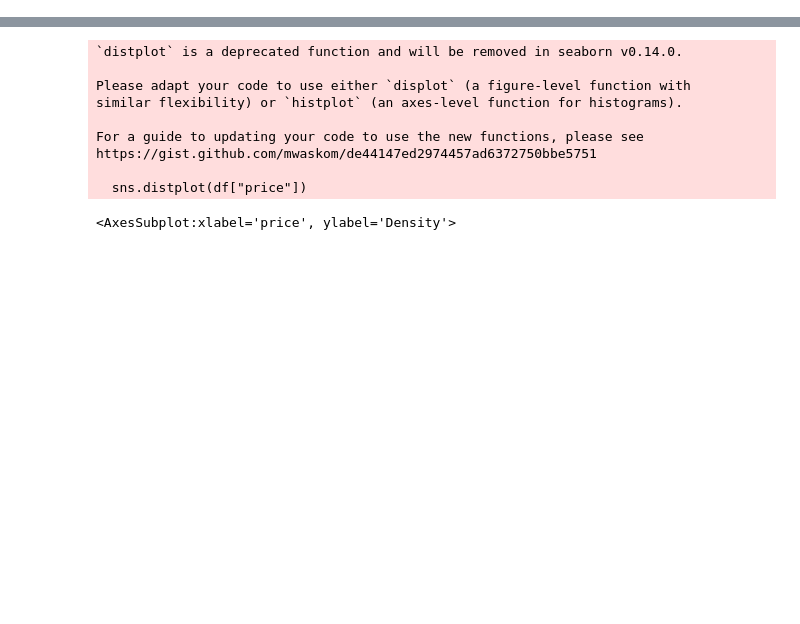
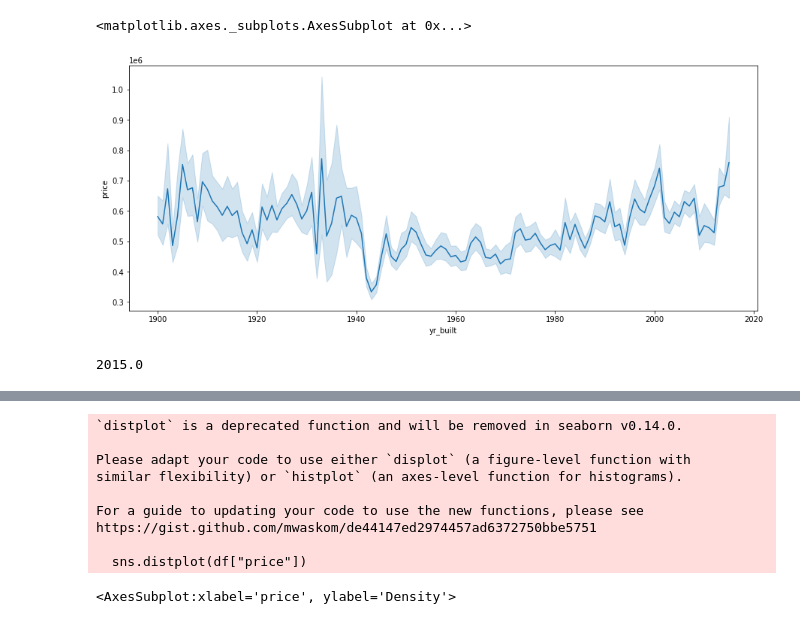
Before and after one commit to ChristianWussow/Portfolio, a Jupyter notebook: Data_Analytics_Project.ipynb, the cells around one changed output, grey strips where cells are left out. Cells and saved outputs as stored; diff of their text form; code cells hidden in the pictures; blank space fills up the shorter version.

```diff
--- a/Data_Analytics_Project.ipynb
+++ b/Data_Analytics_Project.ipynb
@@ -233,0 +152,17 @@ https://gist.github.com/mwaskom/de44147ed2974457ad6372750bbe5751
+# %%
+# we drop the 'data' and 'month_date' column as they are not relevant for our further analysis
+
+df.drop(['date', 'month_year'], inplace = True ,axis = 1)
+# %%
+# yr_built feature:
+
+plt.figure(figsize=(15,6))
+sns.lineplot(x=df['yr_built'].sort_values(),
+             y=df['price'])
+# %% [output]
+<matplotlib.axes._subplots.AxesSubplot at 0x...>
+[figure, added]
+# %%
+df['yr_built'].max()
+# %% [output]
+2015.0
```
Also changed, not shown: parts of 59 cells of this notebook.
